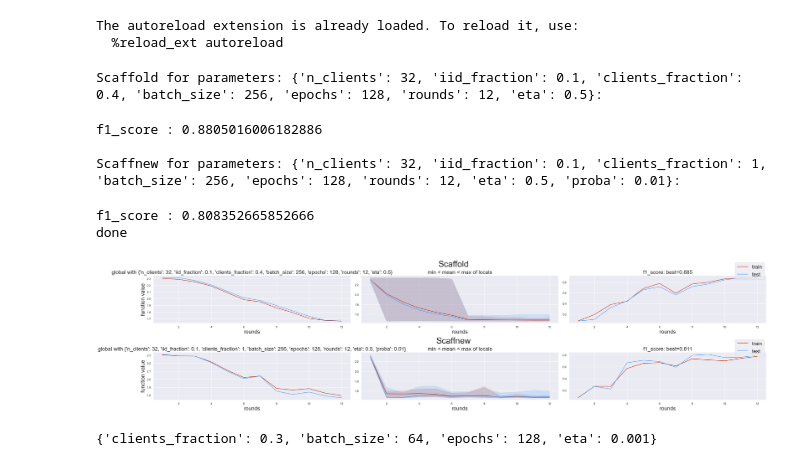
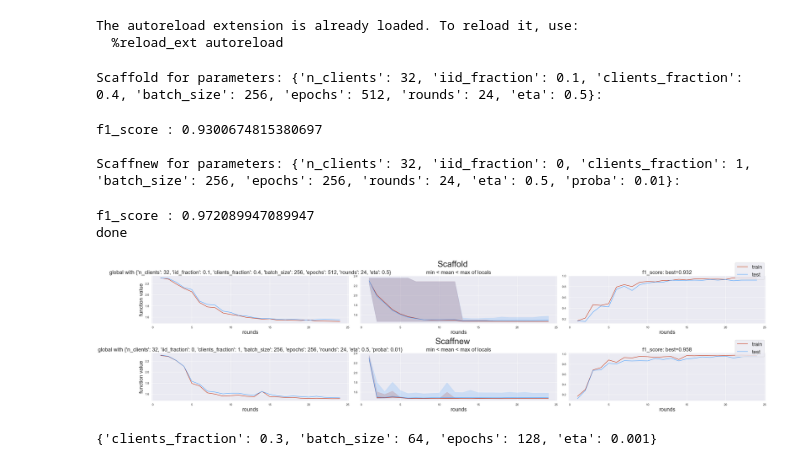
Before and after one commit to locllos/felere, a Jupyter notebook: source/mnist-playground.ipynb, the cells around one changed output. Cells and saved outputs as stored; diff of their text form; code cells hidden in the pictures.

Commit message:
scaffnew impl, fast, but not logical

```diff
--- a/source/mnist-playground.ipynb
+++ b/source/mnist-playground.ipynb
@@ -91,51 +90,51 @@ optimizer_parameters = {
     "iid_fraction" : [0.1],
     "clients_fraction": [0.4],
     "batch_size": [256],
-    "epochs": [128], # 16, 64,
-    "rounds": [12],
+    "epochs": [512], # 16, 64,
+    "rounds": [24],
     "eta": [50e-2], # , 1e-2
   },
   "Scaffnew" : {
     "n_clients" : [32],
-    "iid_fraction" : [0.1],
+    "iid_fraction" : [0],
     "clients_fraction": [1],
     "batch_size": [256],
-    "epochs": [128], # 16, 64,
-    "rounds": [12],
+    "epochs": [256], # 16, 64,
+    "rounds": [24],
     "eta": [50e-2], # , 1e-2
     "proba" : [0.01]
   }
 }
 metrics = {
   "f1_score" : lambda y_proba, y_true: f1_score(np.argmax(y_proba, axis=1), y_true, average="weighted")
 }
 
 pipeline = Pipeline(
   function=function,
   optimizers=[Scaffold, Scaffnew],
   metrics=metrics,
   optimizer_parameters=optimizer_parameters,
   distributor=distributor,
   X=X,
   y=y,
   executor=threadpool
 )
 
 best, best_params = pipeline.run(
   choose_best_by="accuracy",
   scaled=False,
   reducers=[]
 )
 
 print("done")
 # %% [output]
-Scaffold for parameters: {'n_clients': 32, 'iid_fraction': 0.1, 'clients_fraction': 0.4, 'batch_size': 256, 'epochs': 128, 'rounds': 12, 'eta': 0.5}:
+Scaffold for parameters: {'n_clients': 32, 'iid_fraction': 0.1, 'clients_fraction': 0.4, 'batch_size': 256, 'epochs': 512, 'rounds': 24, 'eta': 0.5}:
-f1_score : 0.8805016006182886
+f1_score : 0.9300674815380697
 
-Scaffnew for parameters: {'n_clients': 32, 'iid_fraction': 0.1, 'clients_fraction': 1, 'batch_size': 256, 'epochs': 128, 'rounds': 12, 'eta': 0.5, 'proba': 0.01}:
+Scaffnew for parameters: {'n_clients': 32, 'iid_fraction': 0, 'clients_fraction': 1, 'batch_size': 256, 'epochs': 256, 'rounds': 24, 'eta': 0.5, 'proba': 0.01}:
-f1_score : 0.808352665852666
+f1_score : 0.972089947089947
 done
-[figure, old version]
+[figure, new version]
 # %%
 best_params
 # %% [output]
```
Also changed, not shown: parts of 3 cells of this notebook, 1 other file.
